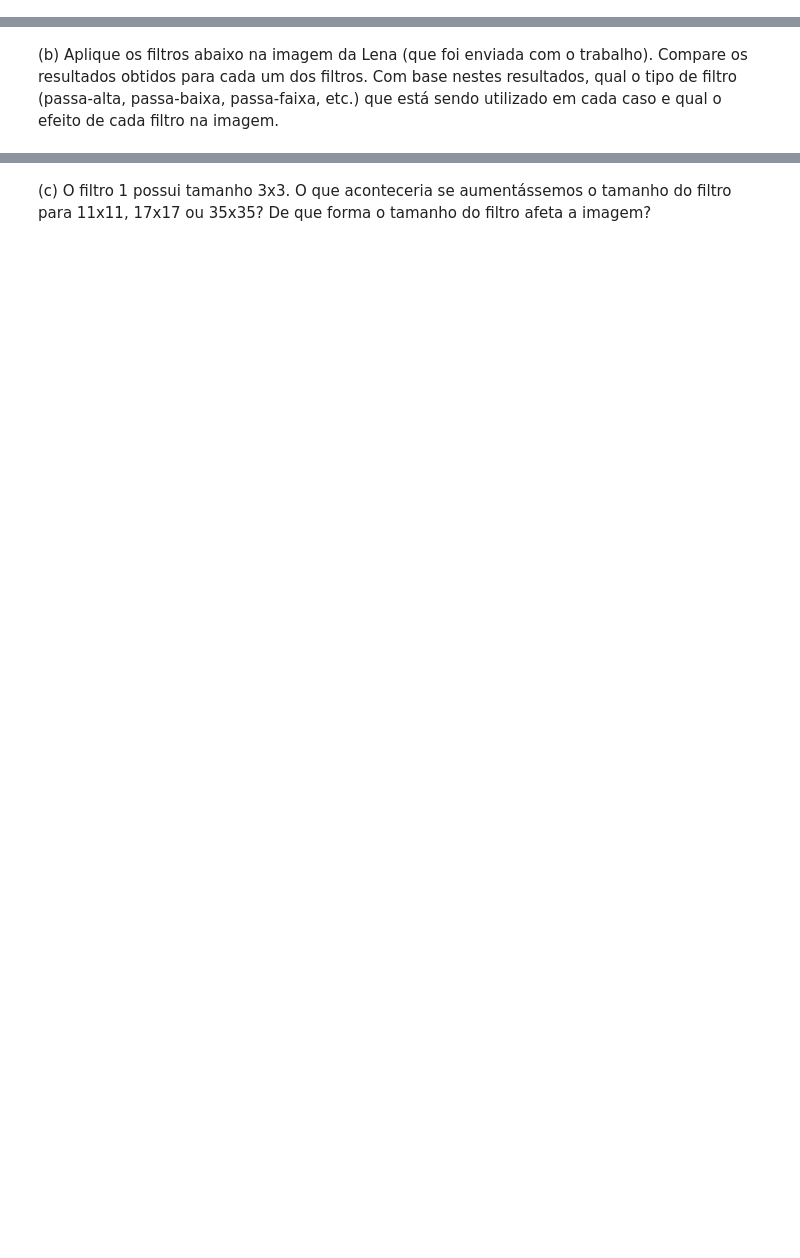
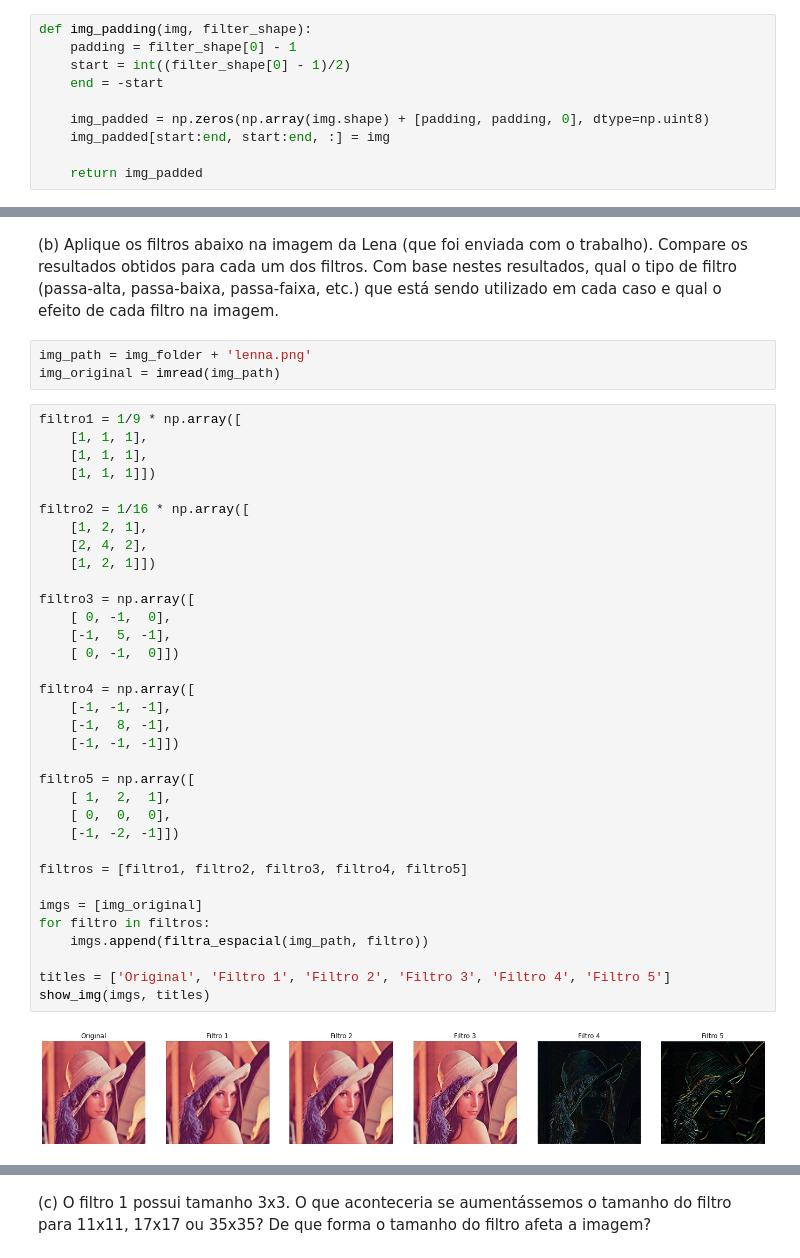
Before and after one commit to boa50/visao-computacional, a Jupyter notebook: atividade01/parteA/atividade01-parteA.ipynb, the cells around one changed output, grey strips where cells are left out. Saved outputs shown, nothing was run; the diff lists cells and outputs as text; blank space fills up the shorter version.

```diff
--- a/atividade01/parteA/atividade01-parteA.ipynb
+++ b/atividade01/parteA/atividade01-parteA.ipynb
@@ -166,3 +166,13 @@ Tamanho original da imagem (512, 512)
 # %% [markdown]
 (a) Escreva uma função que realize a filtragem espacial de uma imagem. Essa função
 terá 2 parâmetros de entrada: a imagem a ser transformada e o filtro a ser utilizado.
+# %%
+def img_padding(img, filter_shape):
+    padding = filter_shape[0] - 1
+    start = int((filter_shape[0] - 1)/2)
+    end = -start
+
+    img_padded = np.zeros(np.array(img.shape) + [padding, padding, 0], dtype=np.uint8)
+    img_padded[start:end, start:end, :] = img
+
+    return img_padded
@@ -171,3 +235,42 @@ terá 2 parâmetros de entrada: a imagem a ser transformada e o filtro a ser uti
 Compare os resultados obtidos para cada um dos filtros. Com base nestes resultados,
 qual o tipo de filtro (passa-alta, passa-baixa, passa-faixa, etc.) que está sendo utilizado
 em cada caso e qual o efeito de cada filtro na imagem.
+# %%
+img_path = img_folder + 'lenna.png'
+img_original = imread(img_path)
+# %%
+filtro1 = 1/9 * np.array([
+    [1, 1, 1],
+    [1, 1, 1],
+    [1, 1, 1]])
+
+filtro2 = 1/16 * np.array([
+    [1, 2, 1],
+    [2, 4, 2],
+    [1, 2, 1]])
+
+filtro3 = np.array([
+    [ 0, -1,  0],
+    [-1,  5, -1],
+    [ 0, -1,  0]])
+
+filtro4 = np.array([
+    [-1, -1, -1],
+    [-1,  8, -1],
+    [-1, -1, -1]])
+
+filtro5 = np.array([
+    [ 1,  2,  1],
+    [ 0,  0,  0],
+    [-1, -2, -1]])
+
+filtros = [filtro1, filtro2, filtro3, filtro4, filtro5]
+
+imgs = [img_original]
+for filtro in filtros:
+    imgs.append(filtra_espacial(img_path, filtro))
+
+titles = ['Original', 'Filtro 1', 'Filtro 2', 'Filtro 3', 'Filtro 4', 'Filtro 5']
+show_img(imgs, titles)
+# %% [output]
+[figure, added]
```
Also changed, not shown: parts of 4 cells of this notebook.
